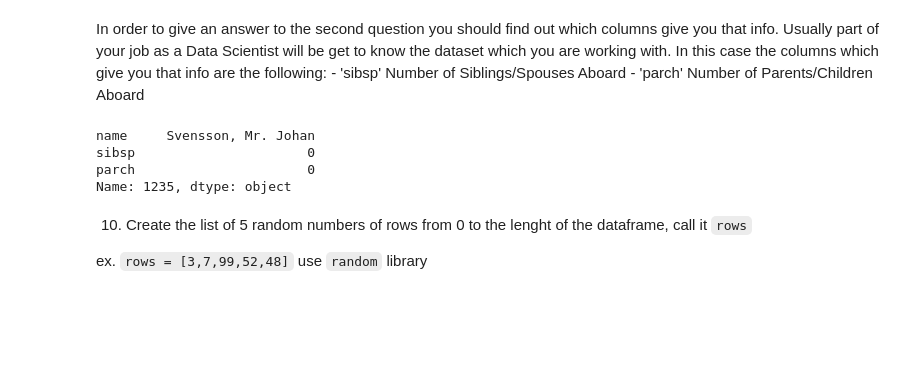
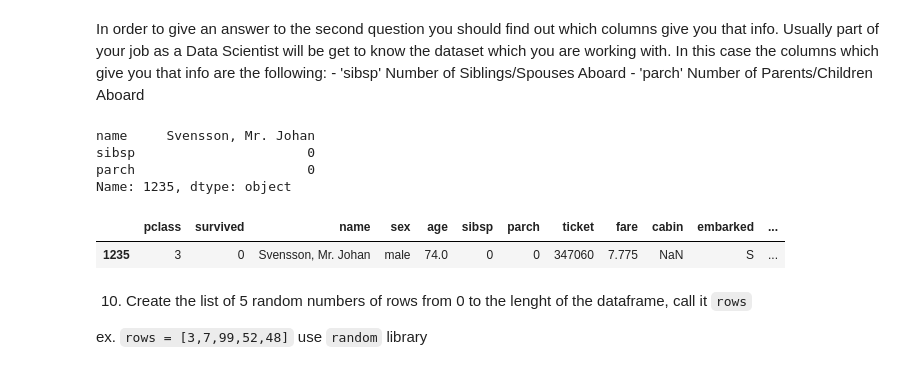
Before and after one commit to naiamerino/2026-02-BILBAO-FT-Data-Science, a Jupyter notebook: 2-Data_Analysis/2-Pandas/Practica/7-Titanic/Titanic-exercise_NMG.ipynb, the cells around one changed output. Cells and saved outputs as stored; diff of their text form; code cells hidden in the pictures; blank space fills up the shorter version.

```diff
--- a/2-Data_Analysis/2-Pandas/Practica/7-Titanic/Titanic-exercise_NMG.ipynb
+++ b/2-Data_Analysis/2-Pandas/Practica/7-Titanic/Titanic-exercise_NMG.ipynb
@@ -242,6 +242,13 @@ name     Svensson, Mr. Johan
 sibsp                      0
 parch                      0
 Name: 1235, dtype: object
+# %%
+# Si hubiera más de uno, habría que hacerlo así
+max_age = titanic[titanic["survived"] == 0]["age"].max()
+titanic[titanic["age"] == max_age]
+# %% [output]
+|  | pclass | survived | name | sex | age | sibsp | parch | ticket | fare | cabin | embarked | ... |
+| 1235 | 3 | 0 | Svensson, Mr. Johan | male | 74.0 | 0 | 0 | 347060 | 7.775 | NaN | S | ... |
 # %% [markdown]
 10. Create the list of 5 random numbers of rows from 0 to the lenght of the dataframe, call it `rows`
 
```
Also changed, not shown: parts of 22 cells of this notebook, 15 other files.
